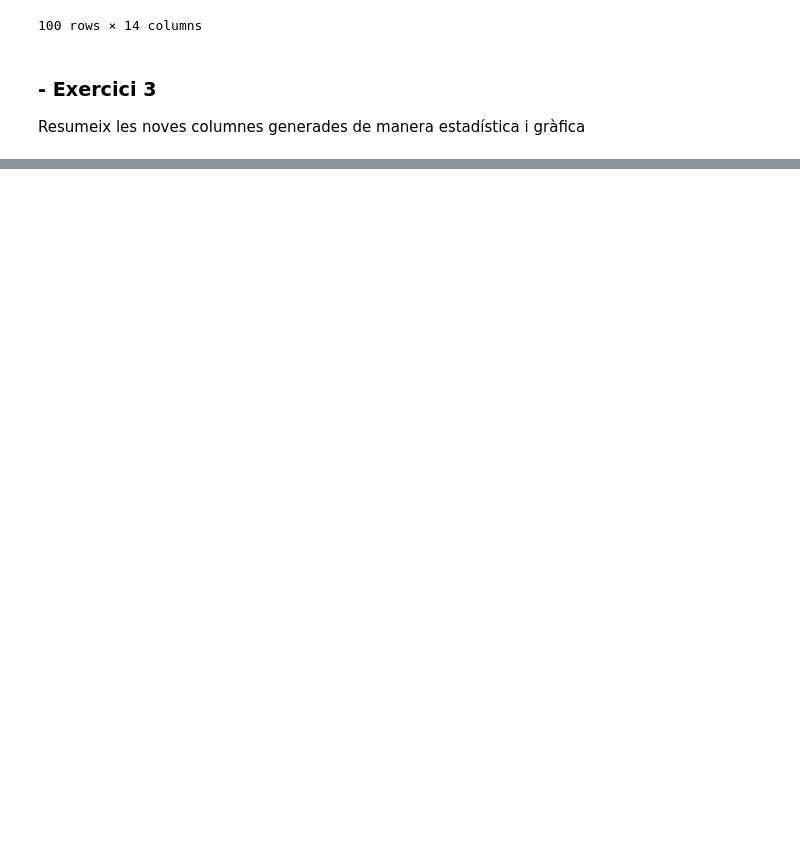
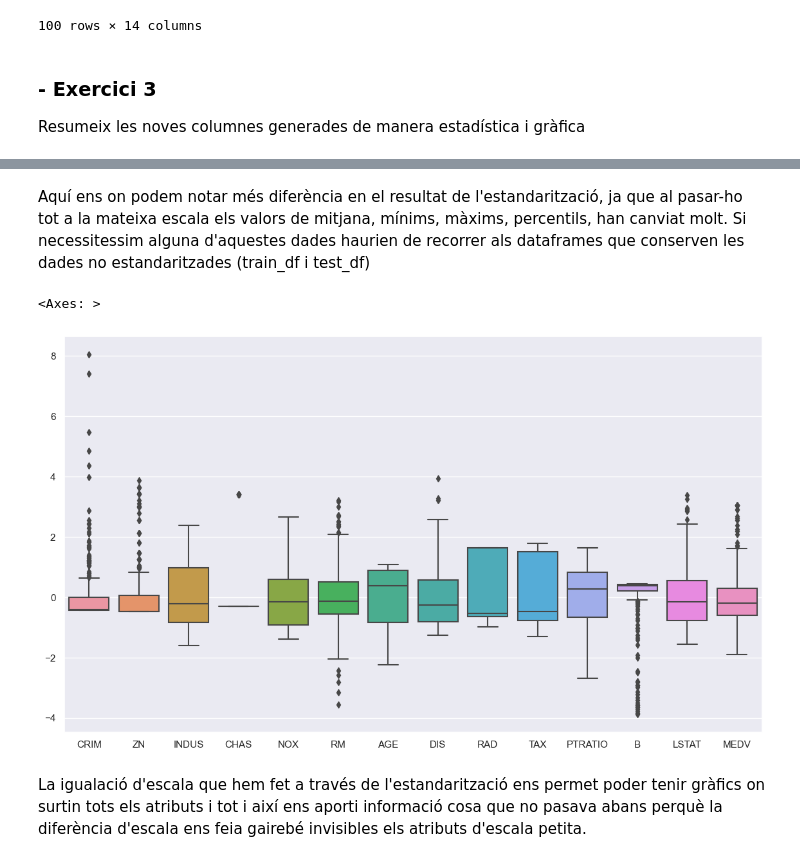
Before and after one commit to maribelseara/SkLearn_Train_Test, a Jupyter notebook: sklear_train_test.ipynb, the cells around one changed output, grey strips where cells are left out. Drawn from its saved outputs; the diff is of its cells as text; code cells hidden in the pictures; blank space fills up the shorter version.

```diff
--- a/sklear_train_test.ipynb
+++ b/sklear_train_test.ipynb
@@ -357,0 +412,9 @@ Resumeix les noves columnes generades de manera estadística i gràfica
+# %% [markdown]
+Aquí ens on podem notar més diferència en el resultat de l'estandarització, ja que al pasar-ho tot a la mateixa escala els valors de mitjana, mínims, màxims, percentils, han canviat molt. Si necessitessim alguna d'aquestes dades haurien de recorrer als dataframes que conserven les dades no estandaritzades (train_df i test_df)
+# %%
+sns.boxplot(train_estandaritzat_df)
+# %% [output]
+<Axes: >
+[figure, added]
+# %% [markdown]
+La igualació d'escala que hem fet a través de l'estandarització ens permet poder tenir gràfics on surtin tots els atributs i tot i així ens aporti informació cosa que no pasava abans perquè la diferència d'escala ens feia gairebé invisibles els atributs d'escala petita.
```
Also changed, not shown: parts of 10 cells of this notebook.
